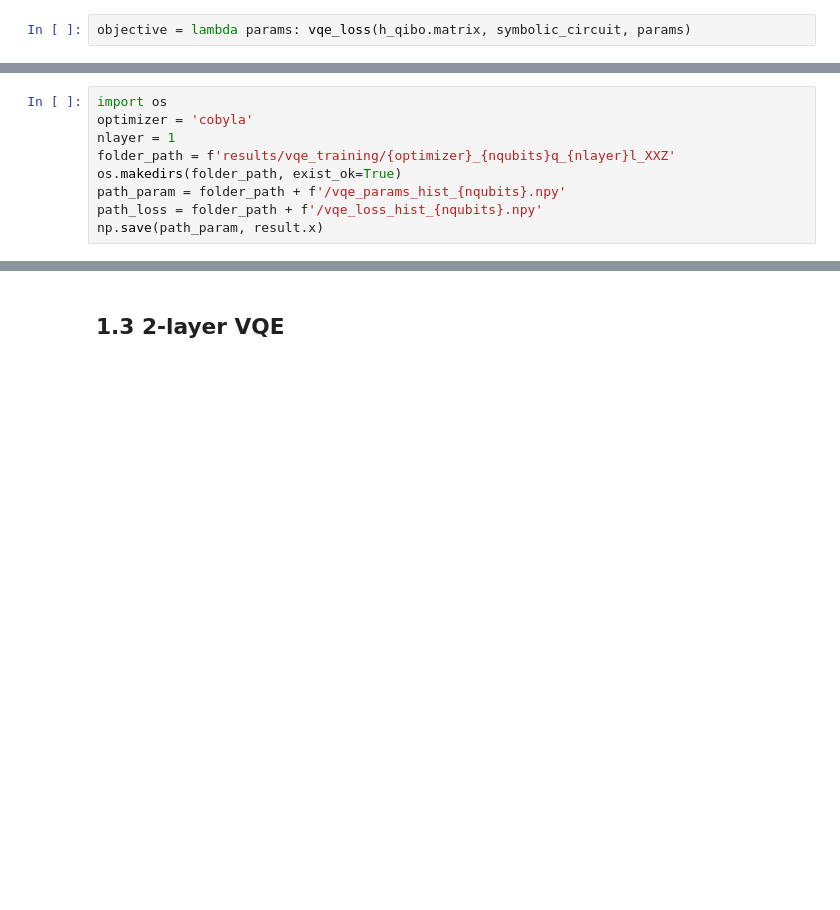
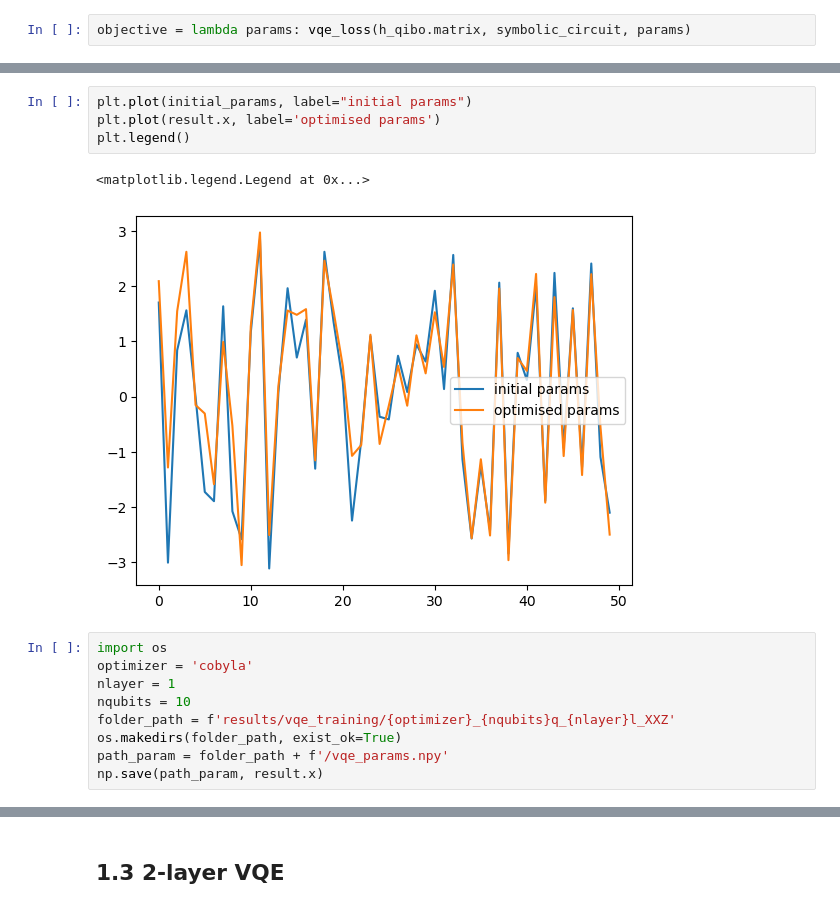
Before and after one commit to qiboteam/boostvqe, a Jupyter notebook: notebooks/quantinuum_native_gate_vqe.ipynb, the cells around one changed output, grey strips where cells are left out. Drawn from its saved outputs; the diff is of its cells as text; blank space fills up the shorter version.

```diff
--- a/notebooks/quantinuum_native_gate_vqe.ipynb
+++ b/notebooks/quantinuum_native_gate_vqe.ipynb
@@ -495,9 +493,16 @@ print(result.x)
+# %%
+plt.plot(initial_params, label="initial params")
+plt.plot(result.x, label='optimised params')
+plt.legend()
+# %% [output]
+<matplotlib.legend.Legend at 0x...>
+[figure, added]
 # %%
 import os
 optimizer = 'cobyla'
 nlayer = 1
+nqubits = 10
 folder_path = f'results/vqe_training/{optimizer}_{nqubits}q_{nlayer}l_XXZ'
 os.makedirs(folder_path, exist_ok=True)
-path_param = folder_path + f'/vqe_params_hist_{nqubits}.npy'
-path_loss = folder_path + f'/vqe_loss_hist_{nqubits}.npy'
+path_param = folder_path + f'/vqe_params.npy'
 np.save(path_param, result.x)
```
Also changed, not shown: parts of 8 cells of this notebook, 7 other files.
